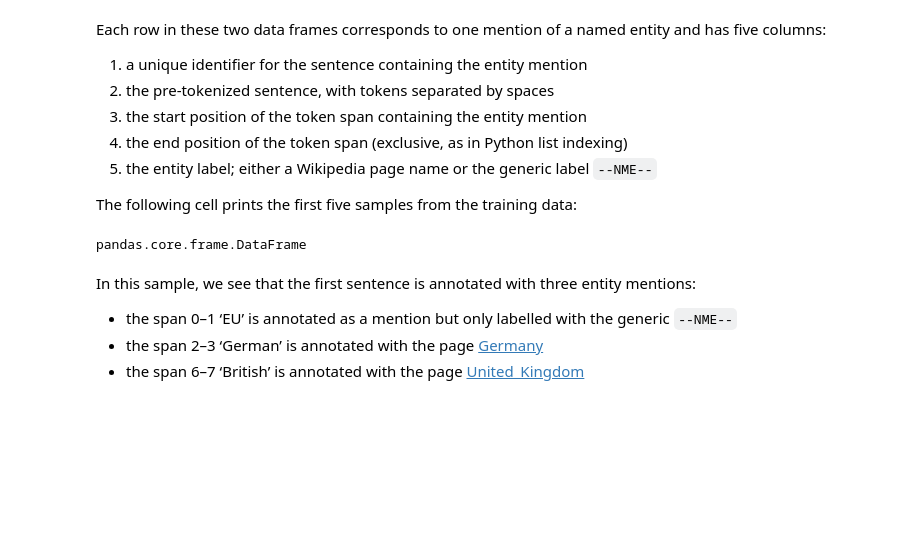
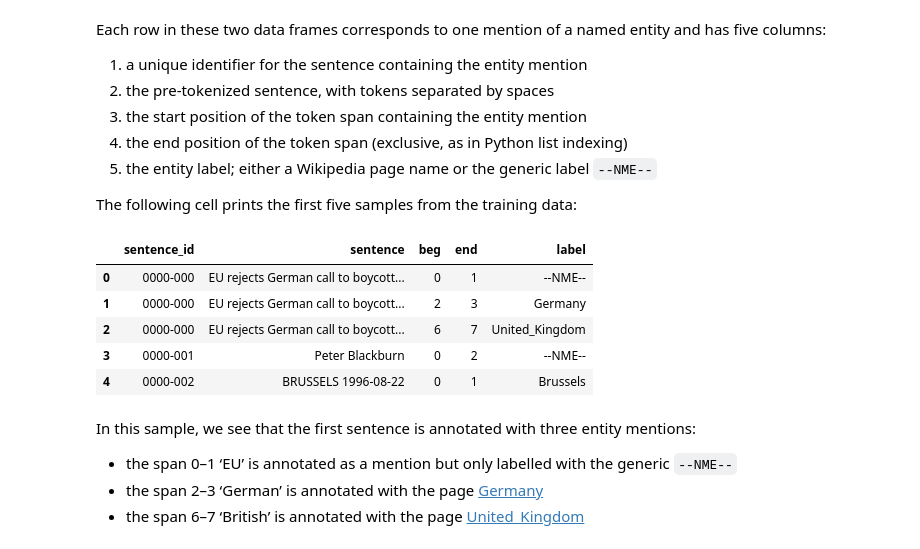
Before and after one commit to honzh073/txm, a Jupyter notebook: Lab5/Hong-TM-L5.ipynb, the cells around one changed output. Drawn from its saved outputs; the diff is of its cells as text; code cells hidden in the pictures; blank space fills up the shorter version.

```diff
--- a/Lab5/Hong-TM-L5.ipynb
+++ b/Lab5/Hong-TM-L5.ipynb
@@ -49,9 +49,13 @@ Each row in these two data frames corresponds to one mention of a named entity a
 The following cell prints the first five samples from the training data:
 # %%
 df_train.head()
-type(df_train)
 # %% [output]
-pandas.core.frame.DataFrame
+|  | sentence_id | sentence | beg | end | label |
+| 0 | 0000-000 | EU rejects German call to boycott... | 0 | 1 | --NME-- |
+| 1 | 0000-000 | EU rejects German call to boycott... | 2 | 3 | Germany |
+| 2 | 0000-000 | EU rejects German call to boycott... | 6 | 7 | United_Kingdom |
+| 3 | 0000-001 | Peter Blackburn | 0 | 2 | --NME-- |
+| 4 | 0000-002 | BRUSSELS 1996-08-22 | 0 | 1 | Brussels |
 # %% [markdown]
 In this sample, we see that the first sentence is annotated with three entity mentions:
 
```
Also changed, not shown: parts of 24 cells of this notebook, 1 other file.
